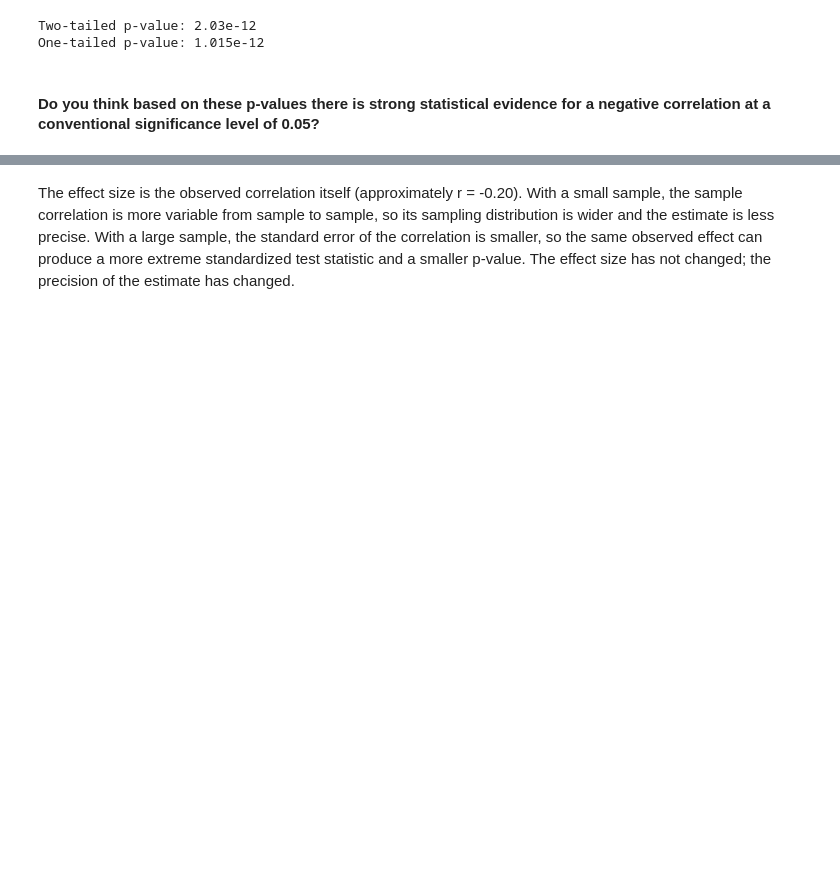
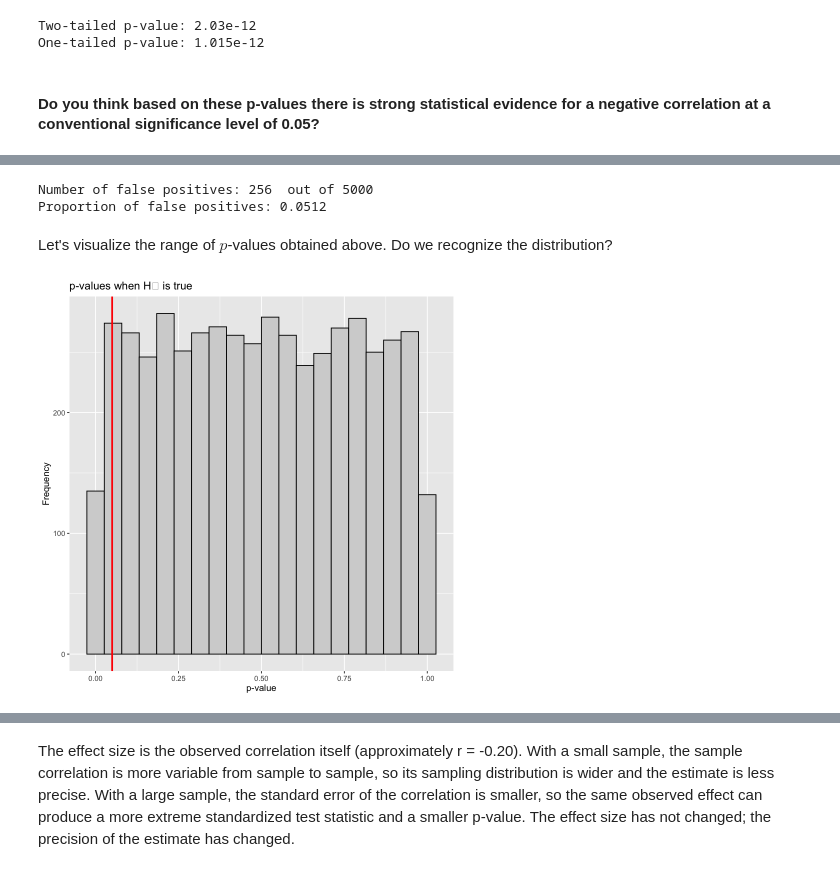
Before and after one commit to satadisha/data-exploratorium, a Jupyter notebook: DS3100/Unit_03/DS3100_Statistics_Refresher_R_Solved.ipynb, the cells around one changed output, grey strips where cells are left out. Saved outputs shown, nothing was run; the diff lists cells and outputs as text; code cells hidden in the pictures; blank space fills up the shorter version.

```diff
--- a/DS3100/Unit_03/DS3100_Statistics_Refresher_R_Solved.ipynb
+++ b/DS3100/Unit_03/DS3100_Statistics_Refresher_R_Solved.ipynb
@@ -263,0 +270,60 @@ One-tailed p-value: 1.015e-12
+# %%
+n_sim <- 5000
+alpha <- 0.05
+
+p_values <- replicate(
+  n_sim,
+  {
+    # Construct a null world:
+    # wait time and satisfaction are independent
+    x <- rnorm(n_obs)
+    y <- rnorm(n_obs)
+
+    cor.test(
+      x,
+      y,
+      method = "pearson"
+    )$p.value
+  }
+)
+
+cat(
+    "Number of false positives:",
+    sum(p_values < alpha),
+    " out of 5000\n"
+)
+
+false_positive_rate <- mean(
+  p_values < alpha
+)
+cat(
+    "Proportion of false positives:",
+    false_positive_rate
+)
+# %% [output]
+Number of false positives: 256  out of 5000
+Proportion of false positives: 0.0512
+# %% [markdown]
+Let's visualize the range of $p$-values obtained above. Do we recognize the distribution?
+# %%
+ggplot(
+  data.frame(p = p_values),
+  aes(x = p)
+) +
+  geom_histogram(
+    bins = 20,
+    color = "black",
+    fill = "lightgrey"
+  ) +
+  geom_vline(
+    xintercept = alpha,
+    color = "red",
+    linewidth = 1
+  ) +
+  labs(
+    x = "p-value",
+    y = "Frequency",
+    title = "p-values when H₀ is true"
+  )
+# %% [output]
+[figure, added]
```
Also changed, not shown: parts of 4 cells of this notebook, 6 other files.
